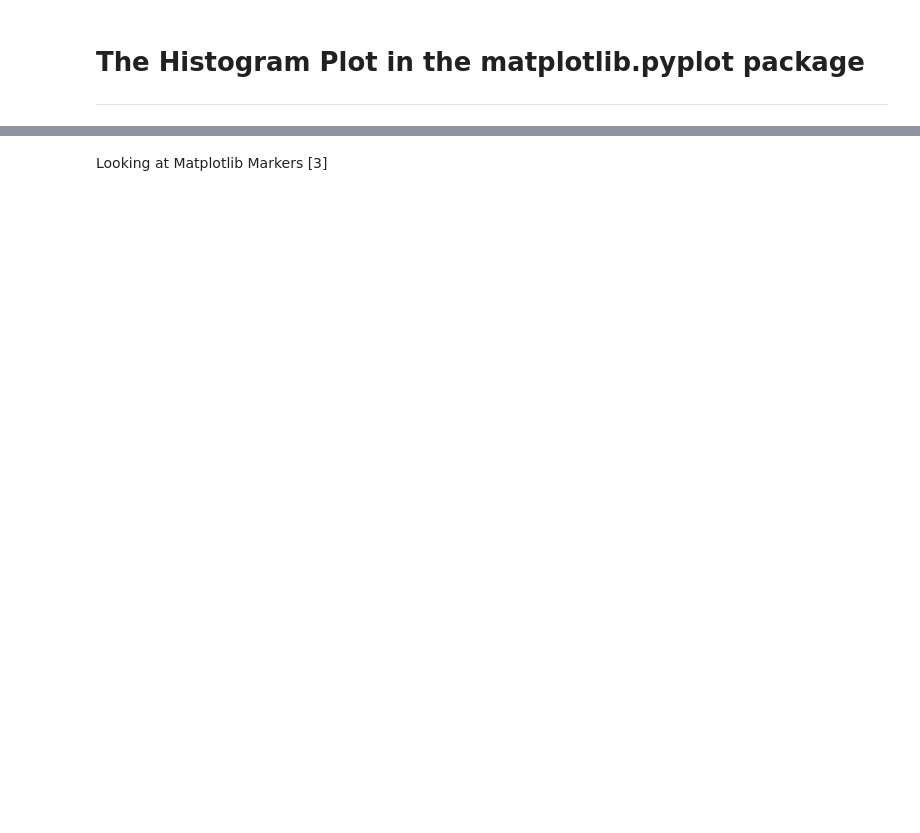
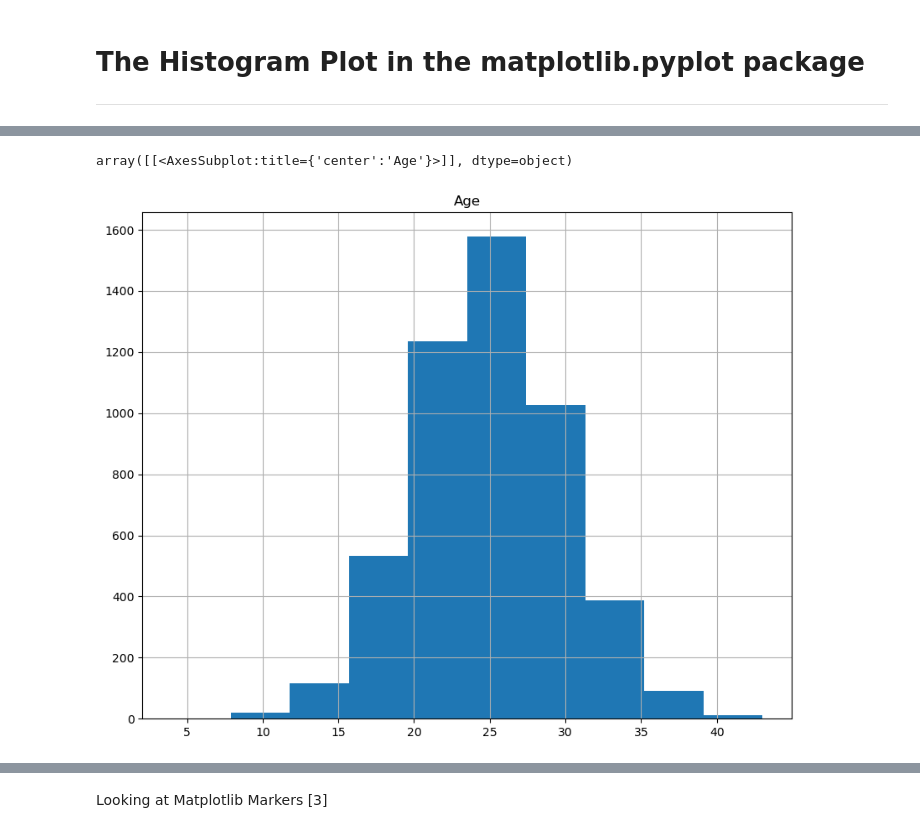
Before and after one commit to katel85/FundamentalsDA, a Jupyter notebook: pyplot.ipynb, the cells around one changed output, grey strips where cells are left out. Drawn from its saved outputs; the diff is of its cells as text; code cells hidden in the pictures; blank space fills up the shorter version.

```diff
--- a/pyplot.ipynb
+++ b/pyplot.ipynb
@@ -497,3 +538,8 @@ Text(0.5, 1.0, 'Scatter Plot with Linear fit')
+# %%
+x.hist()
+# %% [output]
+array([[<AxesSubplot:title={'center':'Age'}>]], dtype=object)
+[figure, added]
 # %%
 fig, ax = plt.subplots()  # Create a figure containing a single axes.
 ax.plot([1, 2, 3, 4], [1, 4, 8, 13])  # Plot some data on the axes.
```
Also changed, not shown: parts of 32 cells of this notebook, 9 other files.
